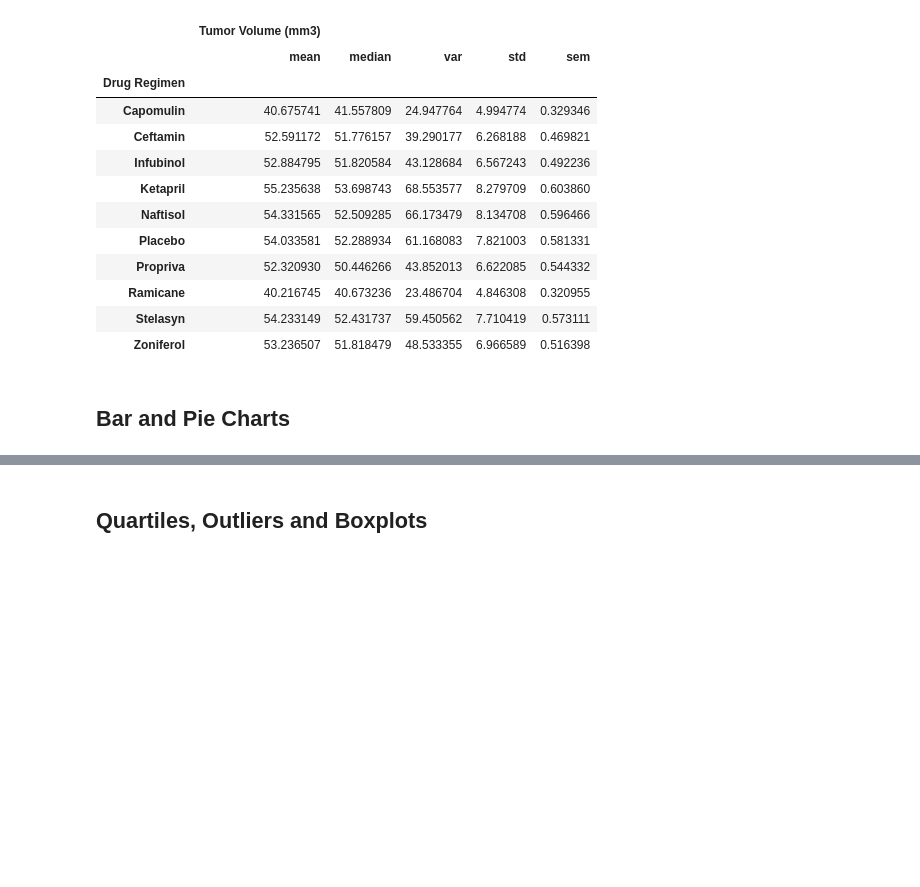
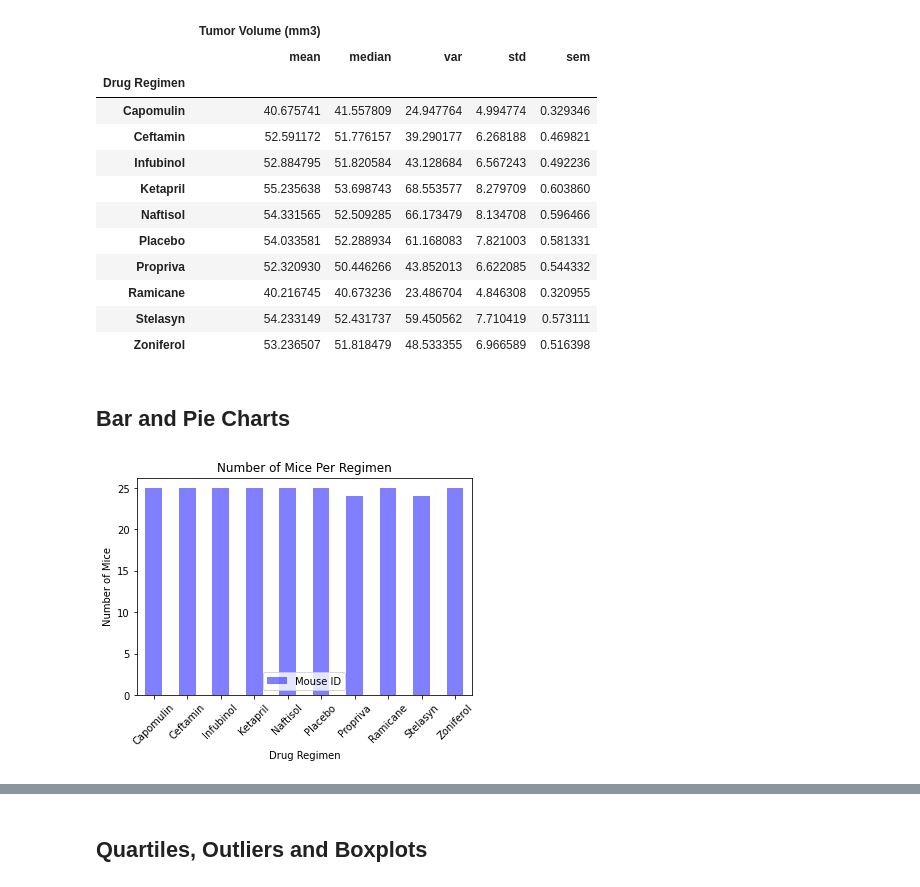
Before and after one commit to teenastewart/MatPlotLib_Challenge, a Jupyter notebook: pymaceuticals.ipynb, the cells around one changed output, grey strips where cells are left out. Cells and saved outputs as stored; diff of their text form; code cells hidden in the pictures; blank space fills up the shorter version.

Commit message:
Created plots and started IQR/Stats

```diff
--- a/pymaceuticals.ipynb
+++ b/pymaceuticals.ipynb
@@ -147,4 +148,14 @@ mouse_clean.groupby(["Drug Regimen"]).agg({"Tumor Volume (mm3)":["mean", "median
 | Zoniferol | 53.236507 | 51.818479 | 48.533355 | 6.966589 | 0.516398 |
 # %% [markdown]
 ## Bar and Pie Charts
+# %%
+# Generate a bar plot showing the total number of unique mice tested on each drug regimen using pandas.
+mouse_unique = mouse_clean.groupby('Drug Regimen')['Mouse ID'].nunique()
+mouse_count = pd.DataFrame(mouse_unique)
+mouse_count = mouse_count.reset_index()
+mouse_plot = mouse_count.plot(kind="bar", color="blue", alpha=0.5, align="center", xlabel = "Drug Regimen", ylabel = "Number of Mice", title = "Number of Mice Per Regimen" )
+mouse_plot.set_xticklabels(mouse_count["Drug Regimen"], rotation=45)
+plt.show()
+# %% [output]
+[figure, added]
 # %%
```
Also changed, not shown: parts of 11 cells of this notebook.
